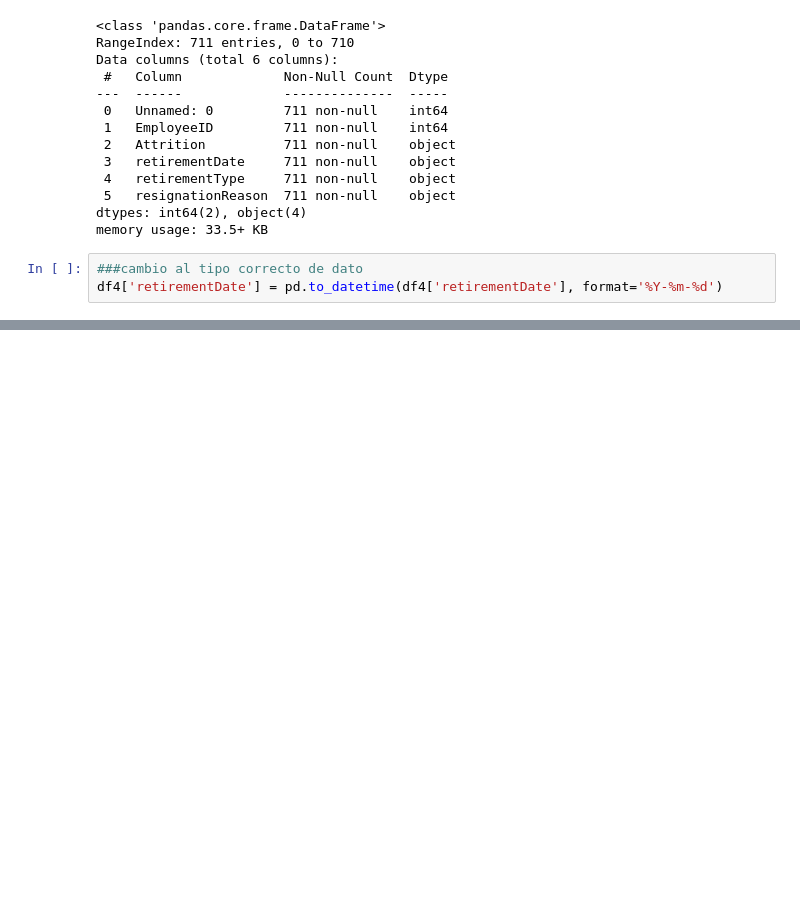
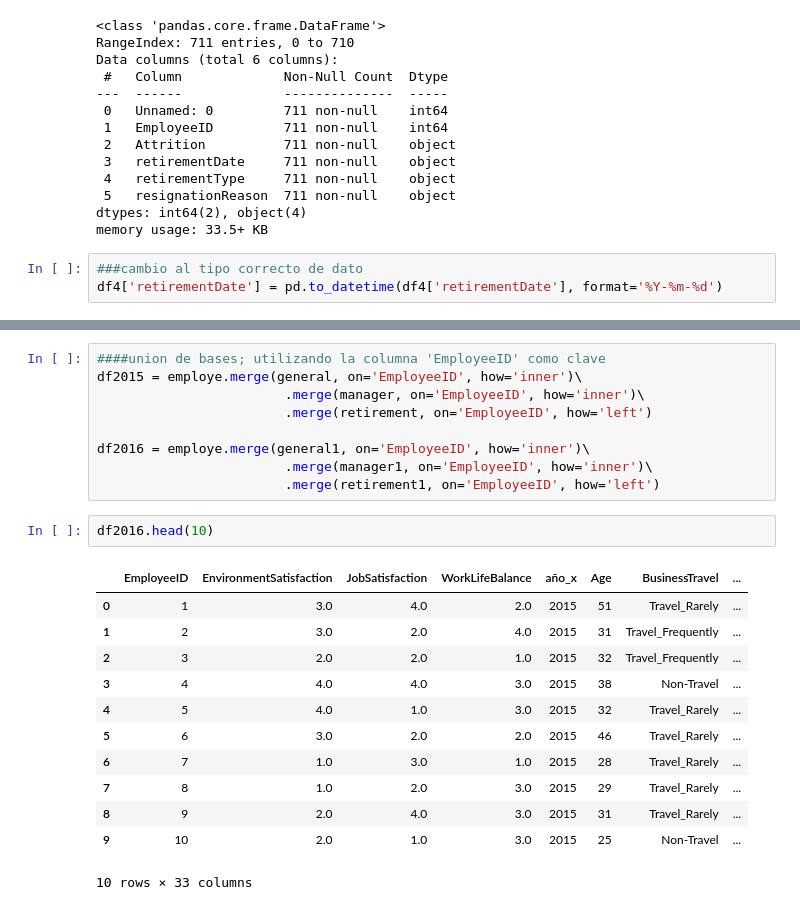
Before and after one commit to andressj1/A-RH, a Jupyter notebook: b_preprocesamiento.ipynb, the cells around one changed output, grey strips where cells are left out. Saved outputs shown, nothing was run; the diff lists cells and outputs as text; blank space fills up the shorter version.

Commit message:
union de tablas

```diff
--- a/b_preprocesamiento.ipynb
+++ b/b_preprocesamiento.ipynb
@@ -268,0 +289,24 @@ cur.fetchall()
+# %%
+####union de bases; utilizando la columna 'EmployeeID' como clave
+df2015 = employe.merge(general, on='EmployeeID', how='inner')\
+                        .merge(manager, on='EmployeeID', how='inner')\
+                        .merge(retirement, on='EmployeeID', how='left')
+
+df2016 = employe.merge(general1, on='EmployeeID', how='inner')\
+                        .merge(manager1, on='EmployeeID', how='inner')\
+                        .merge(retirement1, on='EmployeeID', how='left')
+# %%
+df2016.head(10)
+# %% [output]
+|  | EmployeeID | EnvironmentSatisfaction | JobSatisfaction | WorkLifeBalance | año_x | Age | BusinessTravel | ... |
+| 0 | 1 | 3.0 | 4.0 | 2.0 | 2015 | 51 | Travel_Rarely | ... |
+| 1 | 2 | 3.0 | 2.0 | 4.0 | 2015 | 31 | Travel_Frequently | ... |
+| 2 | 3 | 2.0 | 2.0 | 1.0 | 2015 | 32 | Travel_Frequently | ... |
+| 3 | 4 | 4.0 | 4.0 | 3.0 | 2015 | 38 | Non-Travel | ... |
+| 4 | 5 | 4.0 | 1.0 | 3.0 | 2015 | 32 | Travel_Rarely | ... |
+| 5 | 6 | 3.0 | 2.0 | 2.0 | 2015 | 46 | Travel_Rarely | ... |
+| 6 | 7 | 1.0 | 3.0 | 1.0 | 2015 | 28 | Travel_Rarely | ... |
+| 7 | 8 | 1.0 | 2.0 | 3.0 | 2015 | 29 | Travel_Rarely | ... |
+| 8 | 9 | 2.0 | 4.0 | 3.0 | 2015 | 31 | Travel_Rarely | ... |
+| 9 | 10 | 2.0 | 1.0 | 3.0 | 2015 | 25 | Non-Travel | ... |
+10 rows × 33 columns
```
Also changed, not shown: parts of 6 cells of this notebook, 1 other file.
